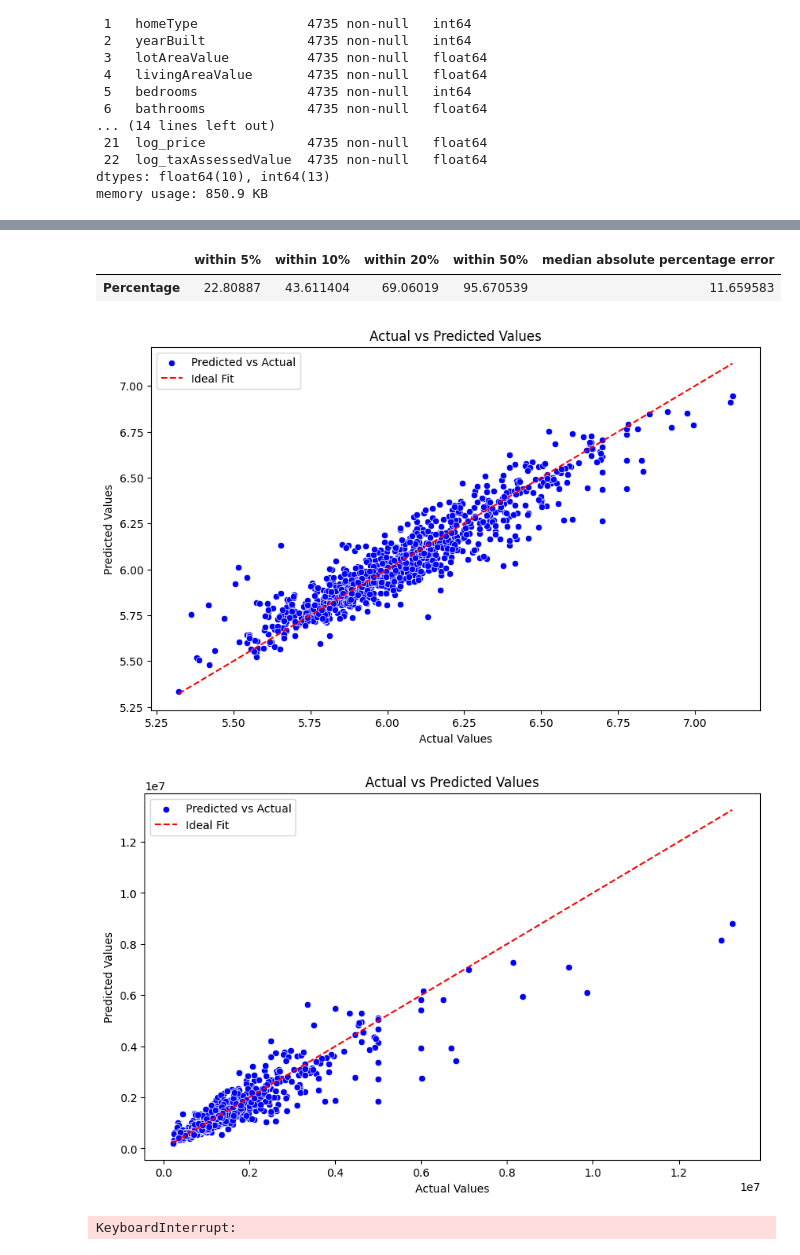
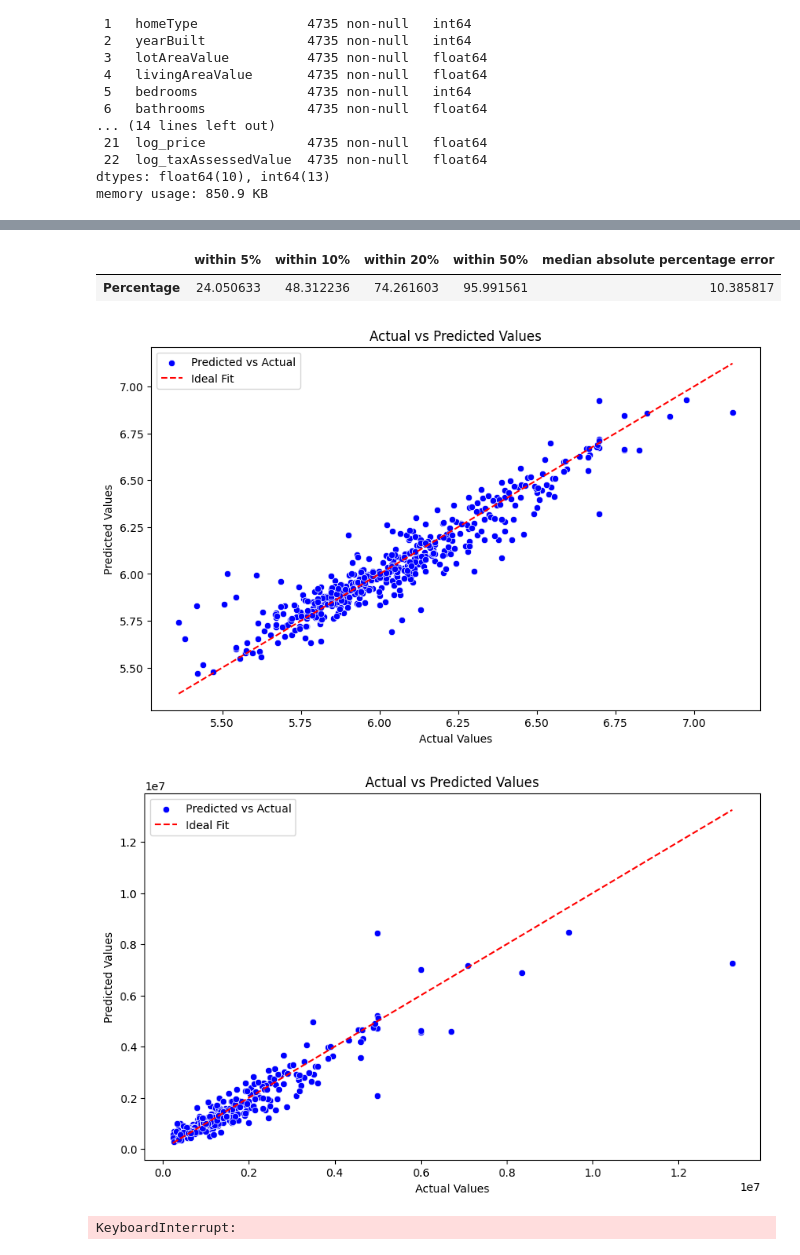
Before and after one commit to MAmin-y/House-price-analysis-and-prediction-LA-2024, a Jupyter notebook: Phase2/svr.ipynb, the cells around one changed output, grey strips where cells are left out. Drawn from its saved outputs; the diff is of its cells as text; code cells hidden in the pictures.

```diff
--- a/Phase2/svr.ipynb
+++ b/Phase2/svr.ipynb
@@ -23,6 +23,8 @@ Data columns (total 23 columns):
  22  log_taxAssessedValue  4735 non-null   float64
 dtypes: float64(10), int64(13)
 memory usage: 850.9 KB
+# %%
+df_not_scaled = df_not_scaled[df_not_scaled['homeType'] == 0]
 # %%
 from sklearn import metrics
 import numpy as np
@@ -71,6 +73,7 @@ def show_metrics(y_pred, y_test, target_scaler = None, logarithm = False):
 from abc import ABC, abstractmethod
 from sklearn.model_selection import GridSearchCV, train_test_split
 from sklearn.preprocessing import StandardScaler
+from sklearn.inspection import permutation_importance
 import matplotlib.pyplot as plt
 import seaborn as sns
 
@@ -89,7 +92,7 @@ class RegressionModel(ABC):
 
         self.logarithm = logarithm
 
-        X_train, X_test, y_train, y_test = train_test_split(self.features, self.target, test_size=0.2, random_state=42)
+        X_train, X_test, y_train, y_test = train_test_split(self.features, self.target, test_size=0.1, random_state=42)
         self.X_train = X_train
         self.X_test = X_test
         self.y_train = y_train
@@ -99,6 +102,7 @@ class RegressionModel(ABC):
         self.search_params = self.set_search_params()
         self.model.fit(X_train, y_train)
         self.y_pred = self.model.predict(X_test)
+        #show_metrics(self.model.predict(X_train), y_train, self.target_scaler, logarithm)
 
     @abstractmethod
     def create_model(self, params):
@@ -114,7 +118,7 @@ class RegressionModel(ABC):
         return self.model.predict(features)
 
     def grid_search(self):
-        grid_search = GridSearchCV(self.model, self.search_params, cv=5, scoring='neg_mean_absolute_error', n_jobs=-1)
+        grid_search = GridSearchCV(self.model, self.search_params, cv=5, scoring='neg_mean_absolute_error', n_jobs=2)
         grid_search.fit(self.X_train, self.y_train)
         best_model = grid_search.best_estimator_
         test_score = best_model.score(self.X_test, self.y_test)
@@ -145,6 +149,14 @@ class RegressionModel(ABC):
         plt.ylabel('Predicted Values')
         plt.legend()
         plt.show()
+
+    def get_feature_importance(self):
+        perm_importance = permutation_importance(self.model, self.X_train, self.y_train, n_repeats=10, random_state=42)
+        feature_importances_df = pd.DataFrame({
+                'Feature': self.features.columns,
+                'Importance': perm_importance.importances_mean
+            })
+        display(feature_importances_df.sort_values(by='Importance', ascending=False))
 # %%
 from sklearn.svm import SVR
 class SVRModel(RegressionModel):
@@ -159,7 +181,10 @@ class SVRModel(RegressionModel):
 # %%
-features = df_not_scaled.drop(columns=['price', 'log_taxAssessedValue', 'log_price', 'taxAssessedValue'])
+#features = df_not_scaled.drop(columns=['price', 'log_taxAssessedValue', 'log_price', 'taxAssessedValue'])
+features = df_not_scaled[["log_taxAssessedValue", "log_livingAreaValue", "log_lotAreaValue", "hasFireplace", "rentZestimate",
+                          "bedrooms", "bathrooms", "lotAreaValue", "livingAreaValue", "parkingCapacity", 'zipcode', 'hasView',
+                          'hasCooling', ]]
 target = df_not_scaled['log_price']
-model = SVRModel(features, target, params={'C': 10, 'epsilon': 0.05, 'kernel': 'rbf'}, scale=True, logarithm=True)
+model = SVRModel(features, target, params={'C': 10, 'epsilon': 0.01, 'kernel': 'rbf'}, scale=True, logarithm=True)
 model.show_metrics()
 model.draw_predictions()
 model.draw_predictions(log=True)
@@ -171,7 +196,7 @@ model.draw_predictions(log=True)
 |  | within 5% | within 10% | within 20% | within 50% | median absolute percentage error |
-| Percentage | 22.80887 | 43.611404 | 69.06019 | 95.670539 | 11.659583 |
+| Percentage | 24.050633 | 48.312236 | 74.261603 | 95.991561 | 10.385817 |
-[figure, old version]
+[figure, new version]
-[figure, old version]
+[figure, new version]
 # %%
 model.grid_search()
 # %% [output]
```
Also changed, not shown: parts of 11 cells of this notebook.
